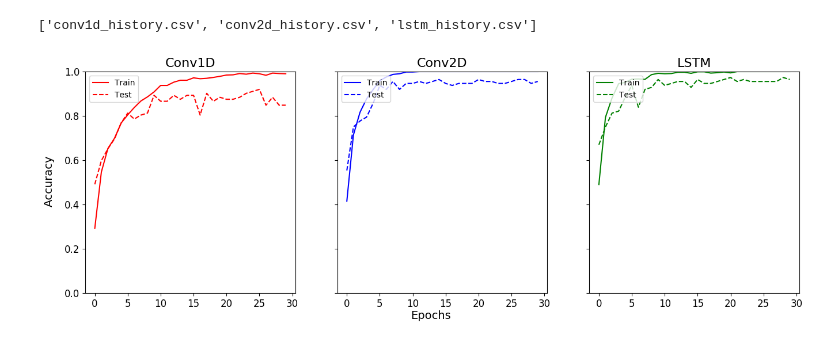
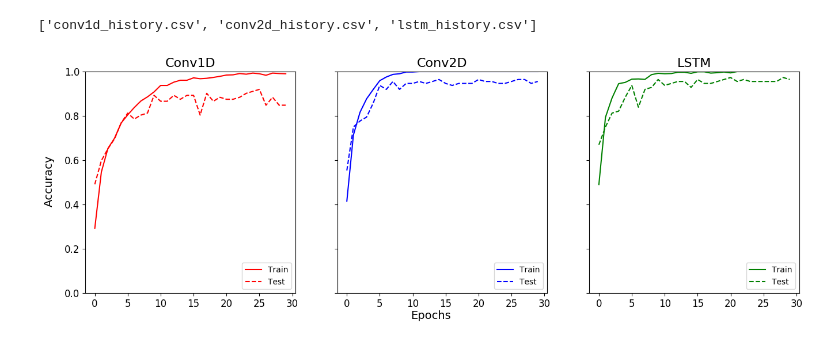
Before and after one commit to Patricknmaina/Deep-Audio-Classifier, a Jupyter notebook: notebooks/Model Plots.ipynb, the cells around one changed output. Drawn from its saved outputs; the diff is of its cells as text; code cells hidden in the pictures.

Commit message:
Modified position of legend in plots

```diff
--- a/notebooks/Model Plots.ipynb
+++ b/notebooks/Model Plots.ipynb
@@ -20,19 +20,19 @@ colors = ['r', 'b', 'g']
 # %%
 # Plot the train and validation processes
 fig, ax = plt.subplots(1, 3, sharey=True, figsize=(16, 5))
 
 for i, (fn, label, c) in enumerate(zip(log_csvs, labels, colors)):
     csv_path = os.path.join('..', 'logs', fn)
     df = pd.read_csv(csv_path)
     ax[i].set_title(label, size=16)
     ax[i].plot(df.accuracy, color = c, label = 'Train')
     ax[i].plot(df.val_accuracy, ls='--', color=c, label='Test')
-    ax[i].legend(loc='upper left')
+    ax[i].legend(loc='lower right')
     ax[i].tick_params(axis='both', which='major', labelsize=12)
     ax[i].set_ylim([0,1.0])
 
 fig.text(0.5, 0.02, 'Epochs', ha='center', size=14)
 fig.text(0.08, 0.5, 'Accuracy', va='center', rotation='vertical', size=14)
 plt.show()
 # %% [output]
-[figure, old version]
+[figure, new version]
```
